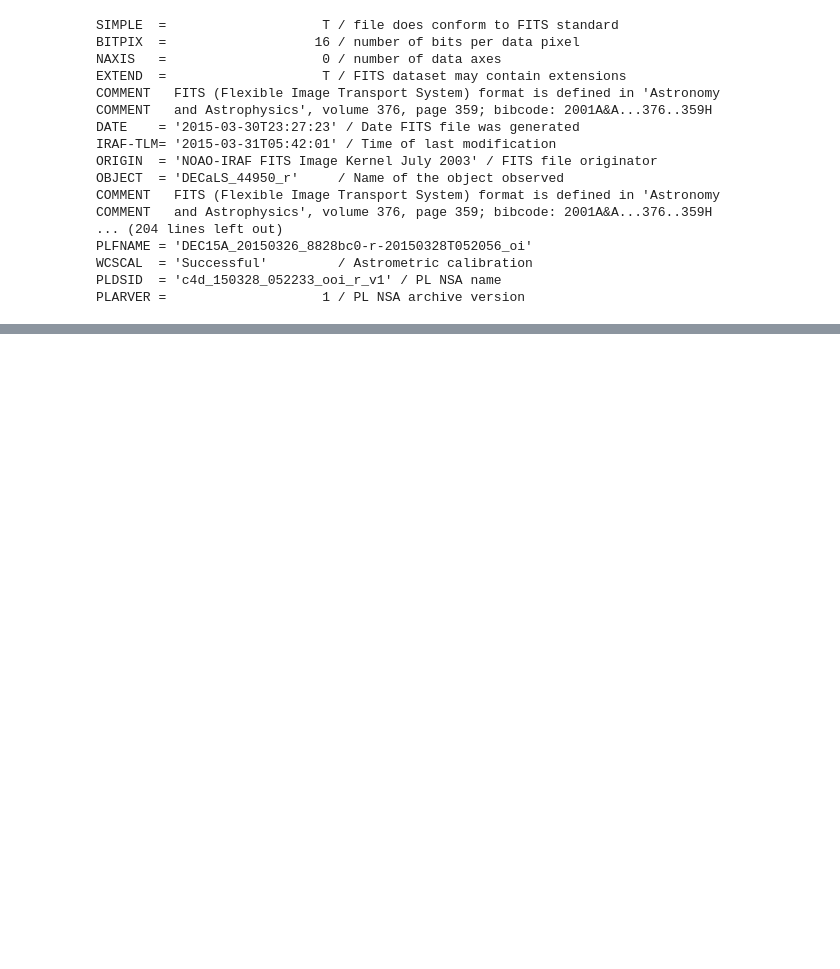
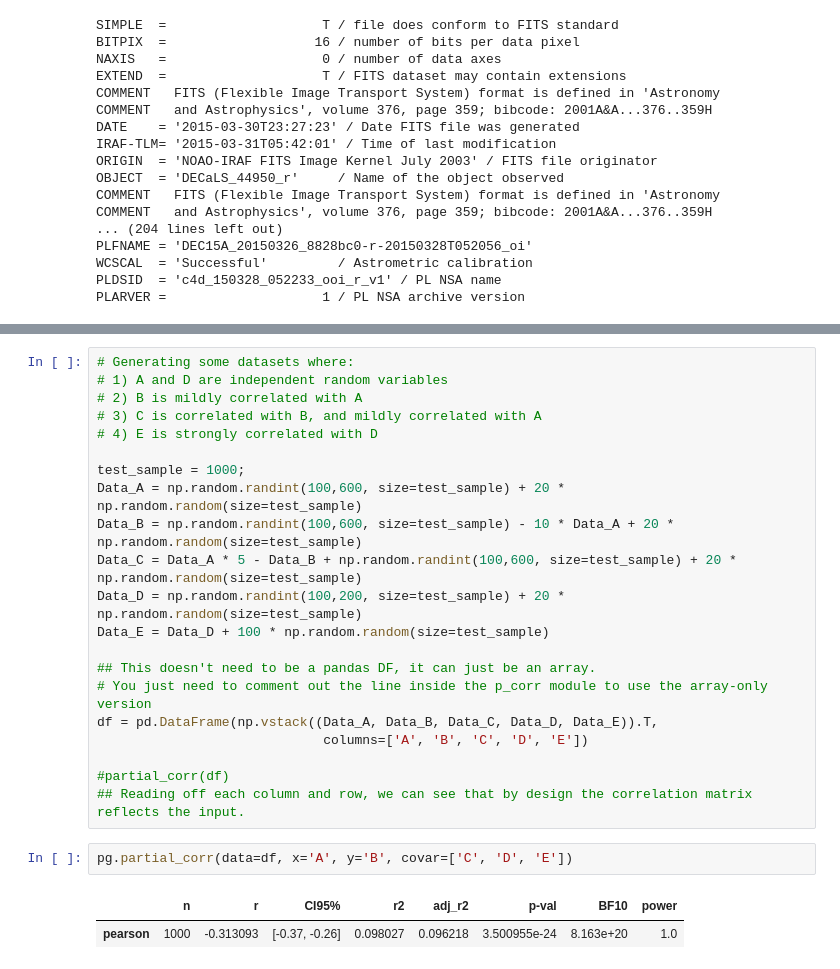
Before and after one commit to MerianSurvey/caterpillar, a Jupyter notebook: notebook/sandbox/decals_ccd_data_info.ipynb, the cells around one changed output, grey strips where cells are left out. Cells and saved outputs as stored; diff of their text form; blank space fills up the shorter version.

```diff
--- a/notebook/sandbox/decals_ccd_data_info.ipynb
+++ b/notebook/sandbox/decals_ccd_data_info.ipynb
@@ -54,0 +116,26 @@ PLARVER =                    1 / PL NSA archive version
+# %%
+# Generating some datasets where:
+# 1) A and D are independent random variables
+# 2) B is mildly correlated with A
+# 3) C is correlated with B, and mildly correlated with A
+# 4) E is strongly correlated with D
+
+test_sample = 1000;
+Data_A = np.random.randint(100,600, size=test_sample) + 20 * np.random.random(size=test_sample)
+Data_B = np.random.randint(100,600, size=test_sample) - 10 * Data_A + 20 * np.random.random(size=test_sample)
+Data_C = Data_A * 5 - Data_B + np.random.randint(100,600, size=test_sample) + 20 * np.random.random(size=test_sample)
+Data_D = np.random.randint(100,200, size=test_sample) + 20 * np.random.random(size=test_sample)
+Data_E = Data_D + 100 * np.random.random(size=test_sample)
+
+## This doesn't need to be a pandas DF, it can just be an array.
+# You just need to comment out the line inside the p_corr module to use the array-only version
+df = pd.DataFrame(np.vstack((Data_A, Data_B, Data_C, Data_D, Data_E)).T,
+                             columns=['A', 'B', 'C', 'D', 'E'])
+
+#partial_corr(df)
+## Reading off each column and row, we can see that by design the correlation matrix reflects the input.
+# %%
+pg.partial_corr(data=df, x='A', y='B', covar=['C', 'D', 'E'])
+# %% [output]
+|  | n | r | CI95% | r2 | adj_r2 | p-val | BF10 | power |
+| pearson | 1000 | -0.313093 | [-0.37, -0.26] | 0.098027 | 0.096218 | 3.500955e-24 | 8.163e+20 | 1.0 |
```
Also changed, not shown: parts of 5 cells of this notebook, 2 other files.
